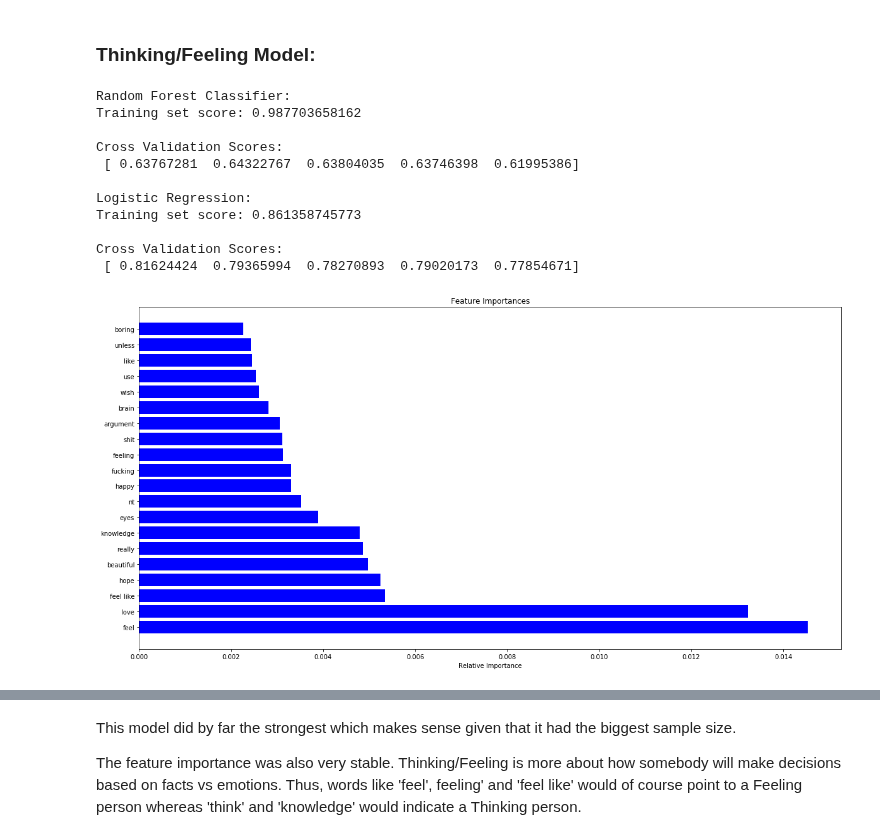
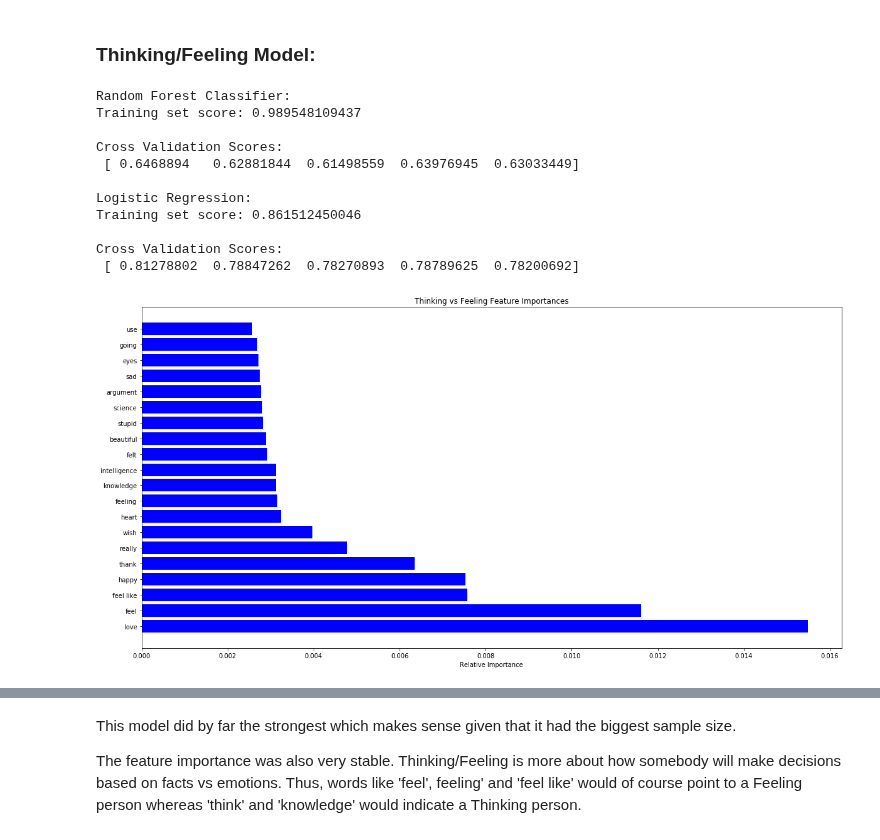
Before and after one commit to VincentG123/ThinkfulBootcamp, a Jupyter notebook: MyersBriggsPersonalityTestFinalCapstone.ipynb, the cells around one changed output, grey strips where cells are left out. Cells and saved outputs as stored; diff of their text form; code cells hidden in the pictures.

```diff
--- a/MyersBriggsPersonalityTestFinalCapstone.ipynb
+++ b/MyersBriggsPersonalityTestFinalCapstone.ipynb
@@ -135,6 +143,6 @@ data.posts = data.posts.apply(remove_extra_white_space)
 # %%
 def remove_types(x):
-    x = re.sub(r'(i|e)(n|s)(t|f)(j|p)\w*|\b(ne|sx|ni|ti|fe|nt)\b', '', x)
+    x = re.sub(r'(i|e)(n|s)(t|f)(j|p)\w*|\b(ne|sx|ni|ti|fe|nt|se|si|nf)\b', '', x)
     return x
 
 data.posts = data.posts.apply(remove_types)
@@ -516,36 +630,36 @@ rfc_TF.fit(X_train, Y_train)
 
 print('\nRandom Forest Classifier:')
 print('Training set score:', rfc_TF.score(X_train, Y_train))
 print('\nCross Validation Scores:\n' , cross_val_score(rfc_TF, X, Y, cv=5))
 
 lr_TF = LogisticRegression()
 lr_TF.fit(X_train, Y_train)
 
 print('\nLogistic Regression:')
 print('Training set score:', lr_TF.score(X_train, Y_train))
 print('\nCross Validation Scores:\n' , cross_val_score(lr_TF, X, Y, cv=5))
 
 features = X.columns
 importances = rfc_TF.feature_importances_
 indices = np.argsort(importances)[::-1]
 top_k = 20
 indices = indices[:top_k]
 
-plt.title('Feature Importances')
+plt.title('Thinking vs Feeling Feature Importances')
 plt.barh(range(len(indices)), importances[indices], color='b', align='center')
 plt.yticks(range(len(indices)), features[indices])
 plt.xlabel('Relative Importance')
 plt.show()
 # %% [output]
 Random Forest Classifier:
-Training set score: 0.987703658162
+Training set score: 0.989548109437
 
 Cross Validation Scores:
- [ 0.63767281  0.64322767  0.63804035  0.63746398  0.61995386]
+ [ 0.6468894   0.62881844  0.61498559  0.63976945  0.63033449]
 
 Logistic Regression:
-Training set score: 0.861358745773
+Training set score: 0.861512450046
 
 Cross Validation Scores:
- [ 0.81624424  0.79365994  0.78270893  0.79020173  0.77854671]
+ [ 0.81278802  0.78847262  0.78270893  0.78789625  0.78200692]
-[figure, old version]
+[figure, new version]
```
Also changed, not shown: parts of 42 cells of this notebook.
